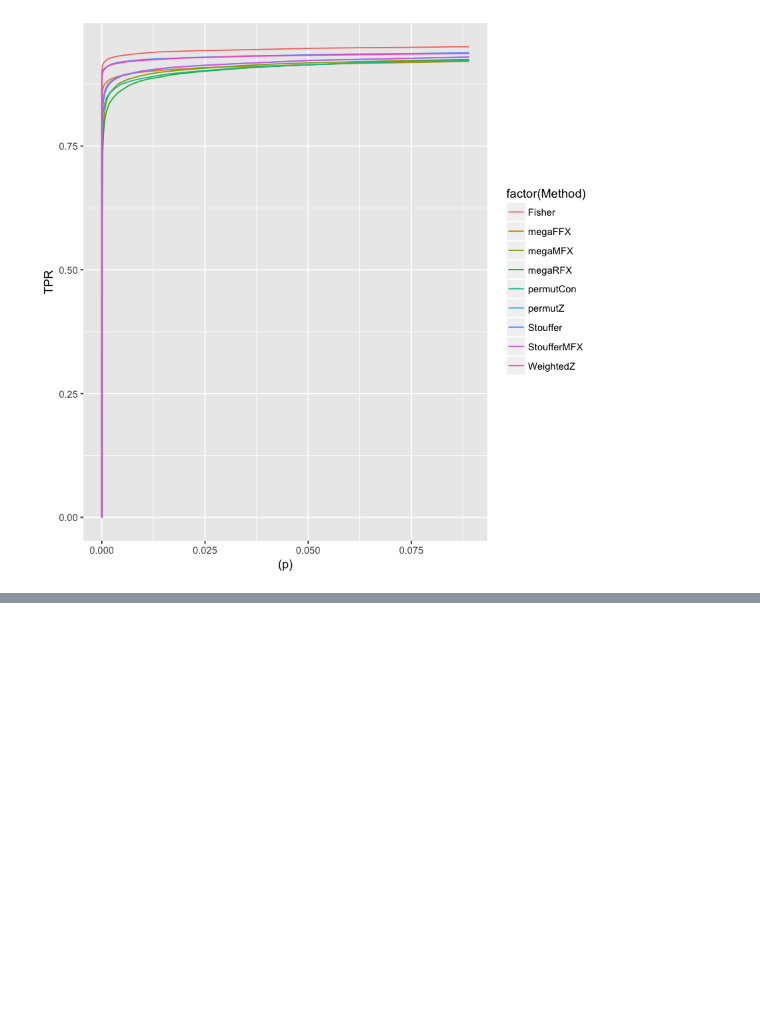
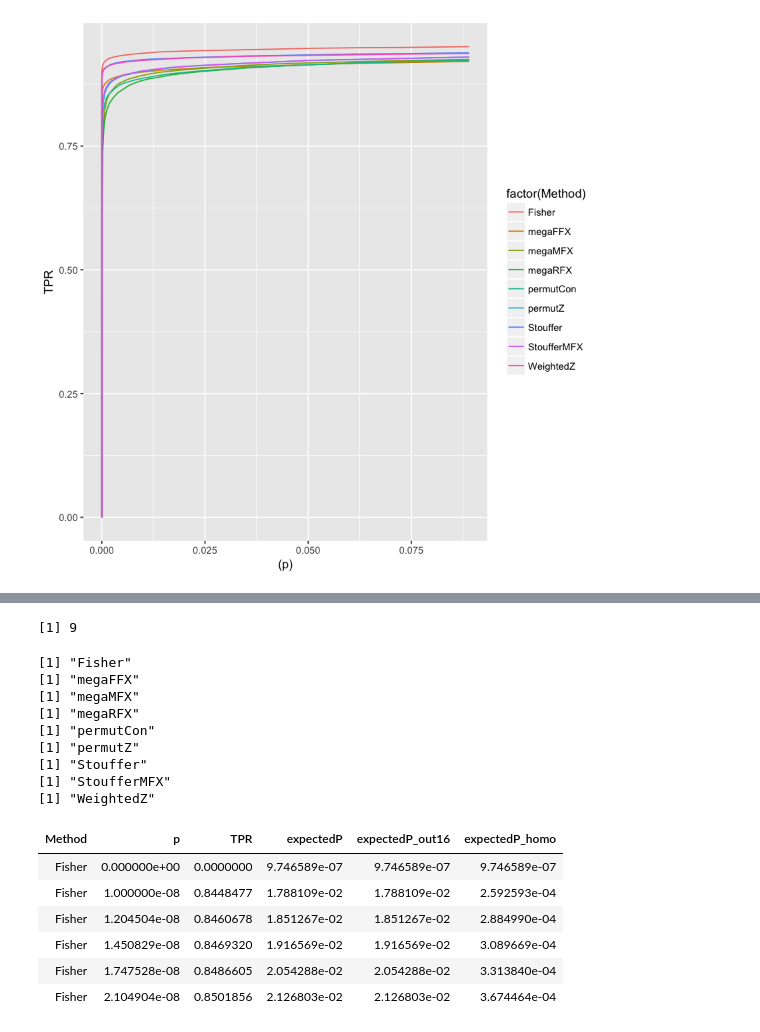
Before and after one commit to cmaumet/zmeta, a Jupyter notebook: real_data.ipynb, the cells around one changed output, grey strips where cells are left out. Drawn from its saved outputs; the diff is of its cells as text; code cells hidden in the pictures; blank space fills up the shorter version.

```diff
--- a/real_data.ipynb
+++ b/real_data.ipynb
@@ -33,0 +84,60 @@ print(p)
+# %%
+methods <- levels(realdata$Method)
+length(methods)
+
+realdata$expectedP_out16 <- realdata$p*NaN
+realdata$expectedP_homo <- realdata$p*NaN
+
+for (i in 1:length(methods)){
+    print(methods[i])
+    th_p = realdata[realdata$Method==methods[i],]$p
+    for (j in 1:length(th_p)){
+#         print('---')
+
+        stored_p_out16 = simufpr_out16[simufpr_out16$methods==methods[i],]$P
+        expected_p_out16 = simufpr_out16[simufpr_out16$methods==methods[i],]$expectedP
+
+        stored_p_homo = simufpr_homo[simufpr_homo$methods==methods[i],]$P
+        expected_p_homo = simufpr_homo[simufpr_homo$methods==methods[i],]$expectedP
+
+
+#         print(th_p[j])
+        pos_out16 = which.min(abs(stored_p_out16-th_p[j]))
+        pos_homo = which.min(abs(stored_p_homo-th_p[j]))
+#         print(pos)
+#         print(stored_p[pos])
+#         print(realdata[realdata$Method==methods[i],]$expectedP[j])
+#         print(pos)
+#         print(stored_p)
+#         print(th_p[j])
+
+        realdata[realdata$Method==methods[i],]$expectedP_out16[j] <- expected_p_out16[pos_out16]
+
+
+        realdata[realdata$Method==methods[i],]$expectedP_homo[j] <- expected_p_homo[pos_homo]
+#         print(aa)
+
+#         print(simufpr_out16[simufpr_out16$methods==methods[i] & simufpr_out16$P==th_p[j],]$expectedP)
+    }
+
+}
+
+head(realdata)
+# %% [output]
+[1] 9
+[1] "Fisher"
+[1] "megaFFX"
+[1] "megaMFX"
+[1] "megaRFX"
+[1] "permutCon"
+[1] "permutZ"
+[1] "Stouffer"
+[1] "StoufferMFX"
+[1] "WeightedZ"
+| Method | p | TPR | expectedP | expectedP_out16 | expectedP_homo |
+| Fisher | 0.000000e+00 | 0.0000000 | 9.746589e-07 | 9.746589e-07 | 9.746589e-07 |
+| Fisher | 1.000000e-08 | 0.8448477 | 1.788109e-02 | 1.788109e-02 | 2.592593e-04 |
+| Fisher | 1.204504e-08 | 0.8460678 | 1.851267e-02 | 1.851267e-02 | 2.884990e-04 |
+| Fisher | 1.450829e-08 | 0.8469320 | 1.916569e-02 | 1.916569e-02 | 3.089669e-04 |
+| Fisher | 1.747528e-08 | 0.8486605 | 2.054288e-02 | 2.054288e-02 | 3.313840e-04 |
+| Fisher | 2.104904e-08 | 0.8501856 | 2.126803e-02 | 2.126803e-02 | 3.674464e-04 |
```
Also changed, not shown: parts of 5 cells of this notebook, 1 other file.
